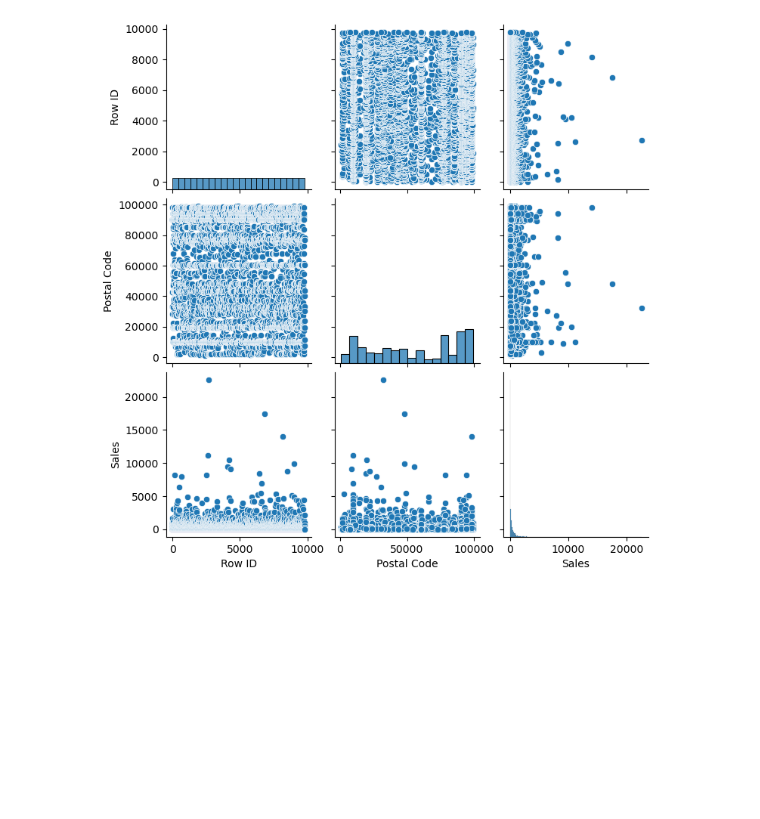
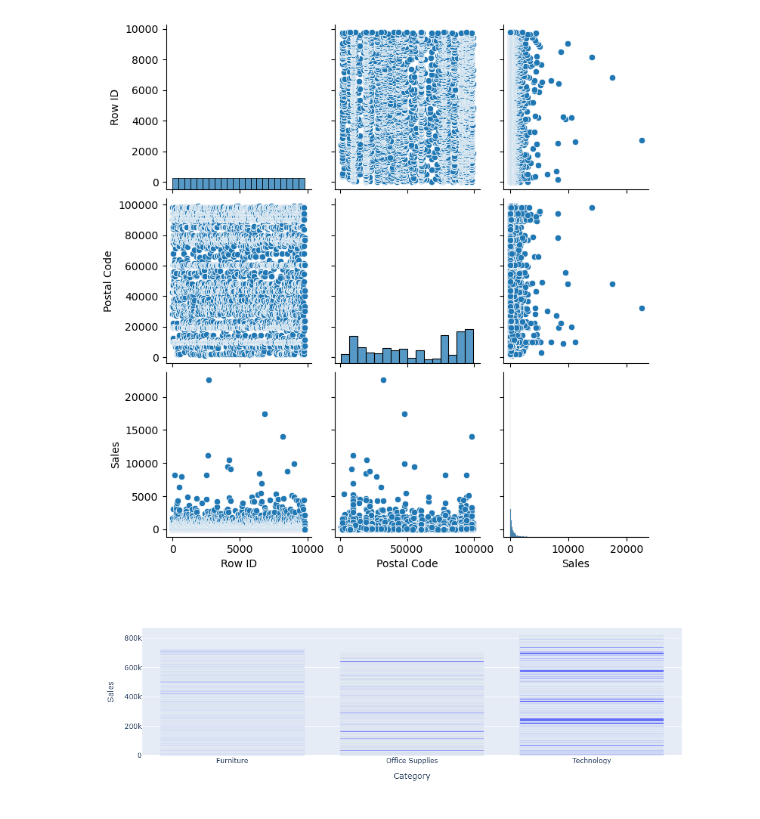
Before and after one commit to Jaul04/Python-Projects, a Jupyter notebook: Project 4.ipynb, the cells around one changed output. Drawn from its saved outputs; the diff is of its cells as text; code cells hidden in the pictures; blank space fills up the shorter version.

```diff
--- a/Project 4.ipynb
+++ b/Project 4.ipynb
@@ -151,0 +157,8 @@ plt.show()
+# %%
+import plotly.express as px
+data = pd.read_csv("train.csv")
+# %%
+fig = px.bar(data, x='Category', y='Sales')
+fig.show()
+# %% [output]
+[figure, added]
```
Also changed, not shown: parts of 7 cells of this notebook.
